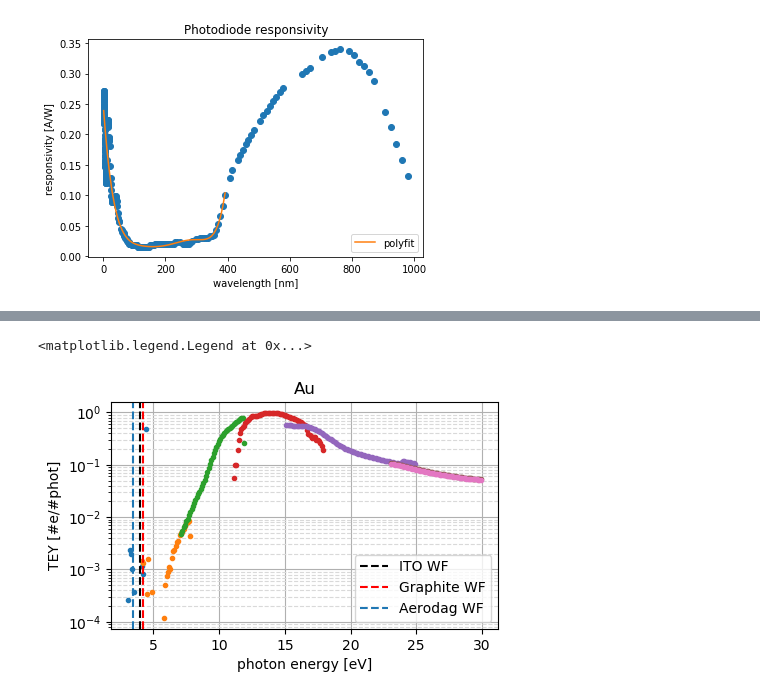
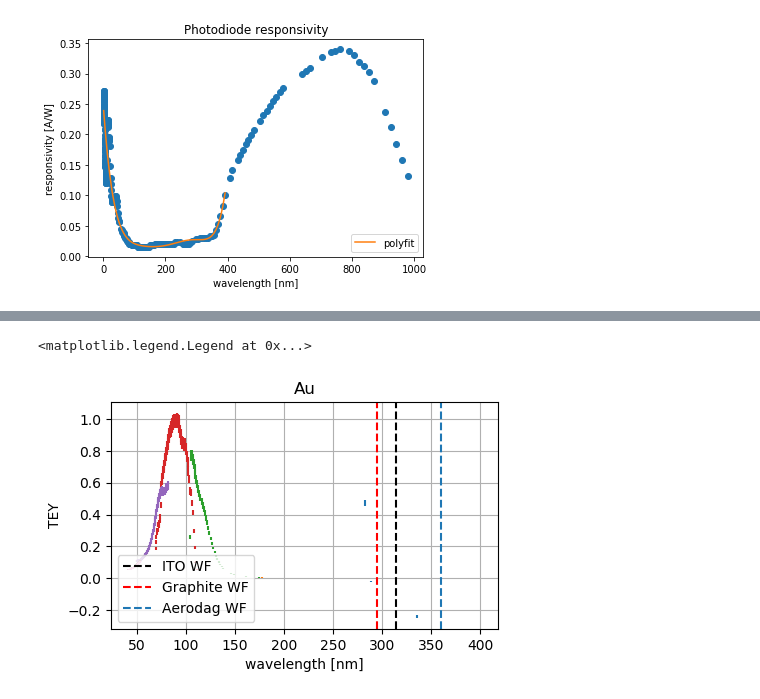
Before and after one commit to sebastiankalos/Elettra_data, a Jupyter notebook: BEAR_analysis.ipynb, the cells around one changed output, grey strips where cells are left out. Saved outputs shown, nothing was run; the diff lists cells and outputs as text; code cells hidden in the pictures.

Commit message:
propagated errors

```diff
--- a/BEAR_analysis.ipynb
+++ b/BEAR_analysis.ipynb
@@ -247,9 +255,9 @@ for material_name in materials: #for each material name in the list (among globa
     MAT = []
     for i in range(count, count+regs_per_sample):
         if region_sensitivities[count % regs_per_sample] == "20nA":
-            MAT.append(extract_reg(material_name, i, df_signal, sample_I_dark_20nA_offset, monitor_I_dark_20nA_offset, I_BPM_dark_20nA_offset))
+            MAT.append(extract_reg(material_name, i, df_signal, sample_I_dark_20nA_offset, monitor_I_dark_20nA_offset, I_BPM_dark_20nA_offset, delta_I_by_I))
         elif region_sensitivities[count % regs_per_sample] == "200pA":
-            MAT.append(extract_reg(material_name, i, df_signal, sample_I_dark_200pA_offset, monitor_I_dark_200pA_offset, I_BPM_dark_200pA_offset))
+            MAT.append(extract_reg(material_name, i, df_signal, sample_I_dark_200pA_offset, monitor_I_dark_200pA_offset, I_BPM_dark_200pA_offset, delta_I_by_I))
     MATERIALS.append(MAT)
     count += regs_per_sample
 # %%
@@ -343,7 +356,10 @@ PD_BPM_I_offset = 0
 #dark currents in photodiode measurements were not constant, rather increasing initially and then plateuing --> need to do a fit
 PHOTODIODE = [] #master list for the Photodiode data
 SECOND_FRAC = []
+SECOND_FRAC_ERR = []
 FACTOR = []
+FACTOR_ERR = []
+
 for i in range(1, regs_per_sample+1): #for each region
     if PD_region_sensitivities[i-1] == "200pA_200pA":
         PD_I_monitor_offset = PD_200pA_200pA_I_monitor_offset
@@ -364,12 +380,16 @@ for i in range(1, regs_per_sample+1): #for each region
 
     #print(PD_I_monitor_offset,PD_current_offset,PD_BPM_I_offset)
 
-    [PD_sample_I, PD_monitor_I, PD_phot_E, PD_I_BPM, PD_norm_I_byMonit, PD_norm_I_byBPM] = extract_reg("photodiode", i, df_photodiode, PD_current_offset, PD_I_monitor_offset, PD_BPM_I_offset)
-    PHOTODIODE.append([PD_sample_I, PD_monitor_I, PD_phot_E, PD_I_BPM, PD_norm_I_byMonit, PD_norm_I_byBPM])
+    [PD_sample_I, PD_monitor_I, PD_phot_E, PD_I_BPM, PD_norm_I_byMonit, PD_norm_I_byBPM, PD_sample_I_err, PD_monitor_I_err, PD_I_BPM_err, PD_norm_I_byBPM_err, PD_norm_I_byBPM] = extract_reg("photodiode", i, df_photodiode, PD_current_offset, PD_I_monitor_offset, PD_BPM_I_offset, delta_I_by_I)
+    PHOTODIODE.append([PD_sample_I, PD_monitor_I, PD_phot_E, PD_I_BPM, PD_norm_I_byMonit, PD_norm_I_byBPM, PD_sample_I_err, PD_monitor_I_err, PD_I_BPM_err, PD_norm_I_byBPM_err, PD_norm_I_byBPM])
 
-    second_fraction = [i / j for i,j in zip(PD_monitor_I, PD_sample_I)]
+    second_fraction = [1 / val for val in PD_norm_I_byMonit]
+    second_fraction_err = [dX / (X**2) for X,dX in zip(PD_norm_I_byMonit,PD_norm_I_byBPM_err)]
     SECOND_FRAC.append(second_fraction)
+    SECOND_FRAC_ERR.append(second_fraction_err)
 
     R = responsivity_fit(PD_phot_E)
     factor = [i * j for i,j in zip(R, PD_phot_E)]
+    factor_err = [0.02 * val for val in factor]
     FACTOR.append(factor)
+    FACTOR_ERR.append(factor_err)
@@ -376,27 +430,34 @@ for i in range(1, regs_per_sample+1): #for each region
 # %%
 figure(figsize=(5, 3), dpi=100)
 
 material_index = 1
 
 for region_index in range(0, regs_per_sample):
+
     FIRST_FRAC = MATERIALS[material_index][region_index][4]
+    FIRST_FRAC_ERR = MATERIALS[material_index][region_index][9]
+
     TEY_reg = [i * j * k for i,j,k in zip(FIRST_FRAC, SECOND_FRAC[region_index], FACTOR[region_index])]
+    TEY_reg_err = [np.sqrt((dF1*F2*F3)**2 + (F1*dF2*F3)**2 + (F1*F2*dF3)**2) for F1,F2,F3,dF1,dF2,dF3 in zip(FIRST_FRAC,SECOND_FRAC[region_index],FACTOR[region_index],FIRST_FRAC_ERR, SECOND_FRAC_ERR[region_index],FACTOR_ERR[region_index])]
+
     phot_E_reg = MATERIALS[material_index][region_index][2]
 
-    plt.semilogy(phot_E_reg, TEY_reg, marker, markersize=3)
+    #plt.semilogy(convert_eV_to_wavelength(phot_E_reg), TEY_reg, marker, markersize=3)
+    plt.errorbar(convert_eV_to_wavelength(phot_E_reg), TEY_reg, xerr=0, yerr=TEY_reg_err)
+    #plt.yscale('log')
     plt.title(materials[material_index])
 
-plt.xlabel('photon energy [eV]')
-plt.ylabel('TEY [#e/#phot]')
+plt.xlabel('wavelength [nm]')
+plt.ylabel('TEY')
 plt.grid(linestyle='--')
 plt.grid(which = 'major', linestyle='-')
 plt.grid(which = 'minor', linestyle='--', color='0.85')
 #plt.gca().set_ylim(top=1.5)
 
-plt.axvline(x=ITO_WF, color='k', linestyle='--', label="ITO WF")
-plt.axvline(x=Graphite_WF, color='r', linestyle='--', label="Graphite WF")
-plt.axvline(x=Aerodag_WF, linestyle='--', label="Aerodag WF")
-plt.legend(loc="lower right")
+plt.axvline(x=convert_eV_to_wavelength([ITO_WF])[0], color='k', linestyle='--', label="ITO WF")
+plt.axvline(x=convert_eV_to_wavelength([Graphite_WF])[0], color='r', linestyle='--', label="Graphite WF")
+plt.axvline(x=convert_eV_to_wavelength([Aerodag_WF])[0], linestyle='--', label="Aerodag WF")
+plt.legend(loc="lower left")
 # %% [output]
 <matplotlib.legend.Legend at 0x...>
-[figure, old version]
+[figure, new version]
```
Also changed, not shown: parts of 4 cells of this notebook.
